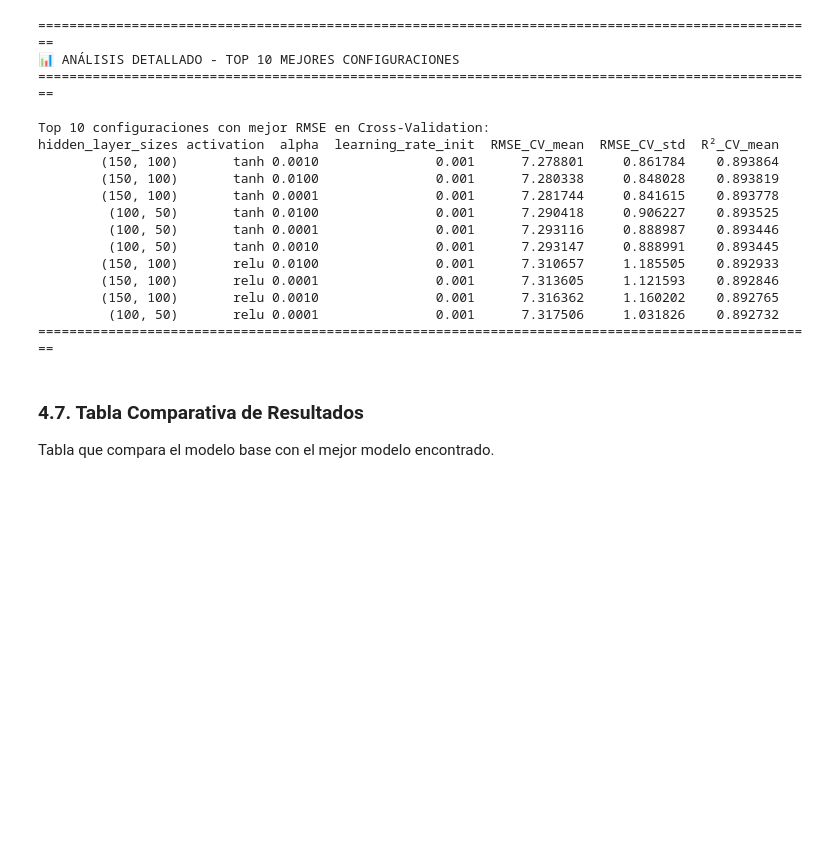
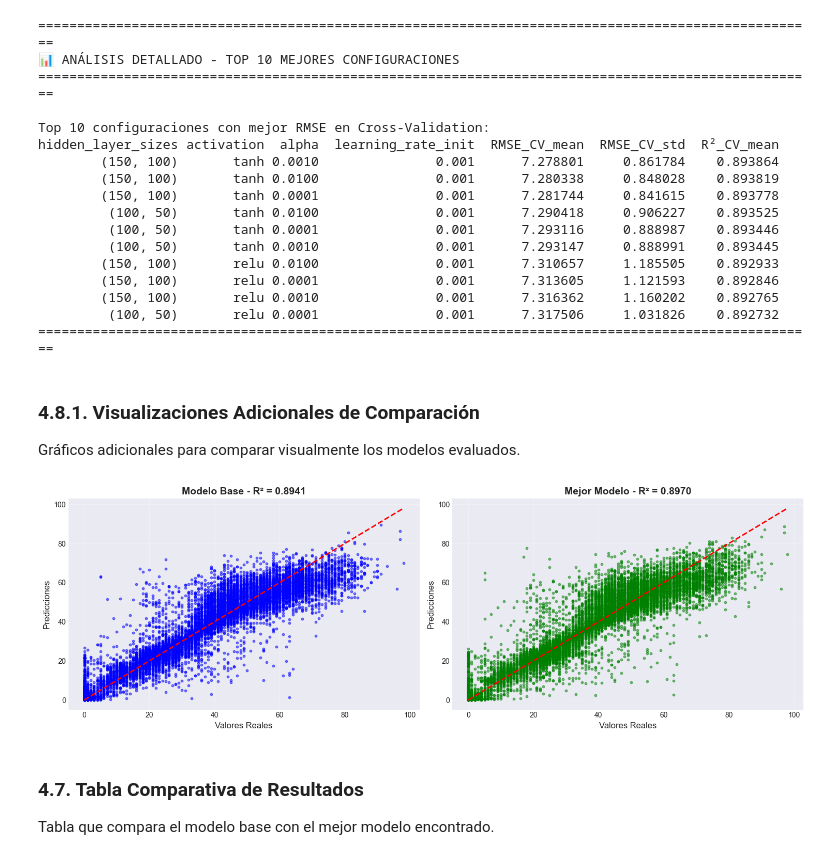
Before and after one commit to AlfonsoKatzenstein/machine_learning_obli, a Jupyter notebook: notebooks/modelos_de_regresion/redes_neuronales.ipynb, the cells around one changed output. Drawn from its saved outputs; the diff is of its cells as text; code cells hidden in the pictures; blank space fills up the shorter version.

```diff
--- a/notebooks/modelos_de_regresion/redes_neuronales.ipynb
+++ b/notebooks/modelos_de_regresion/redes_neuronales.ipynb
@@ -815,3 +888,32 @@ hidden_layer_sizes activation  alpha  learning_rate_init  RMSE_CV_mean  RMSE_CV_
         (150, 100)       relu 0.0010               0.001      7.316362     1.160202    0.892765
          (100, 50)       relu 0.0001               0.001      7.317506     1.031826    0.892732
 ====================================================================================================
+# %% [markdown]
+### 4.8.1. Visualizaciones Adicionales de Comparación
+
+Gráficos adicionales para comparar visualmente los modelos evaluados.
+# %%
+# Visualización: Predicciones vs Valores Reales para el mejor modelo
+fig, axes = plt.subplots(1, 2, figsize=(15, 5))
+
+# Modelo Base
+y_val_pred_base_clipped = np.clip(modelo_nn_base.predict(X_val_scaled), 0, 100)
+axes[0].scatter(y_val, y_val_pred_base_clipped, alpha=0.5, s=10, color='blue')
+axes[0].plot([y_val.min(), y_val.max()], [y_val.min(), y_val.max()], 'r--', lw=2)
+axes[0].set_xlabel('Valores Reales', fontsize=12)
+axes[0].set_ylabel('Predicciones', fontsize=12)
+axes[0].set_title(f'Modelo Base - R² = {resultados_nn_base["R²_Val"]:.4f}', fontsize=14, fontweight='bold')
+axes[0].grid(True, alpha=0.3)
+
+# Mejor Modelo
+axes[1].scatter(y_val, y_val_pred_mejor, alpha=0.5, s=10, color='green')
+axes[1].plot([y_val.min(), y_val.max()], [y_val.min(), y_val.max()], 'r--', lw=2)
+axes[1].set_xlabel('Valores Reales', fontsize=12)
+axes[1].set_ylabel('Predicciones', fontsize=12)
+axes[1].set_title(f'Mejor Modelo - R² = {resultados_nn_mejor["R²_Val"]:.4f}', fontsize=14, fontweight='bold')
+axes[1].grid(True, alpha=0.3)
+
+plt.tight_layout()
+plt.show()
+# %% [output]
+[figure, added]
```
Also changed, not shown: parts of 15 cells of this notebook, 7 other files.
